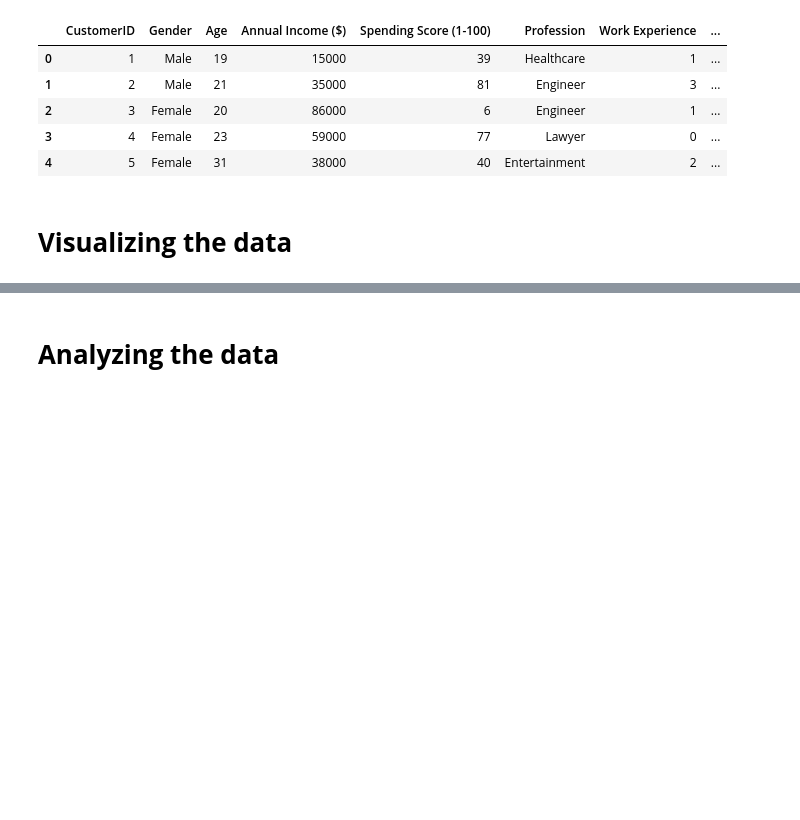
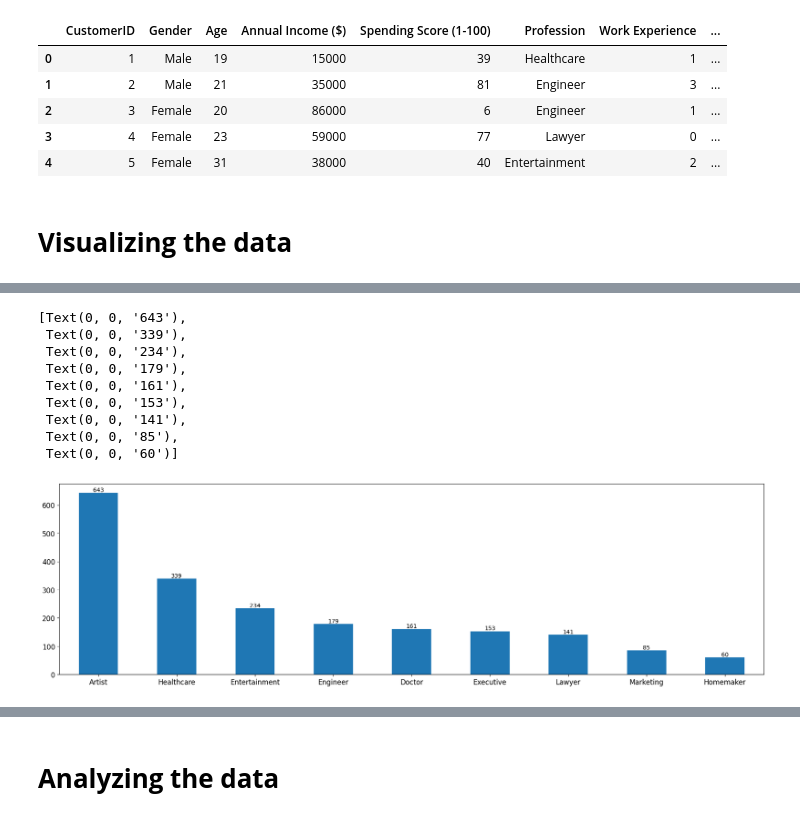
Before and after one commit to Gavin-Sharma/project2-data-analytics, a Jupyter notebook: data-preparation-and-EDA.ipynb, the cells around one changed output, grey strips where cells are left out. Drawn from its saved outputs; the diff is of its cells as text; code cells hidden in the pictures; blank space fills up the shorter version.

```diff
--- a/data-preparation-and-EDA.ipynb
+++ b/data-preparation-and-EDA.ipynb
@@ -104,0 +115,18 @@ df.head()
+# %%
+# Profession distribution
+plt.figure(figsize=(22,6))
+ax=df["Profession"].value_counts().plot(kind="bar")
+plt.xticks(rotation=0, fontsize=12)
+plt.yticks(fontsize=12)
+ax.bar_label(ax.containers[0], label_type='edge')
+# %% [output]
+[Text(0, 0, '643'),
+ Text(0, 0, '339'),
+ Text(0, 0, '234'),
+ Text(0, 0, '179'),
+ Text(0, 0, '161'),
+ Text(0, 0, '153'),
+ Text(0, 0, '141'),
+ Text(0, 0, '85'),
+ Text(0, 0, '60')]
+[figure, added]
```
Also changed, not shown: parts of 3 cells of this notebook.
